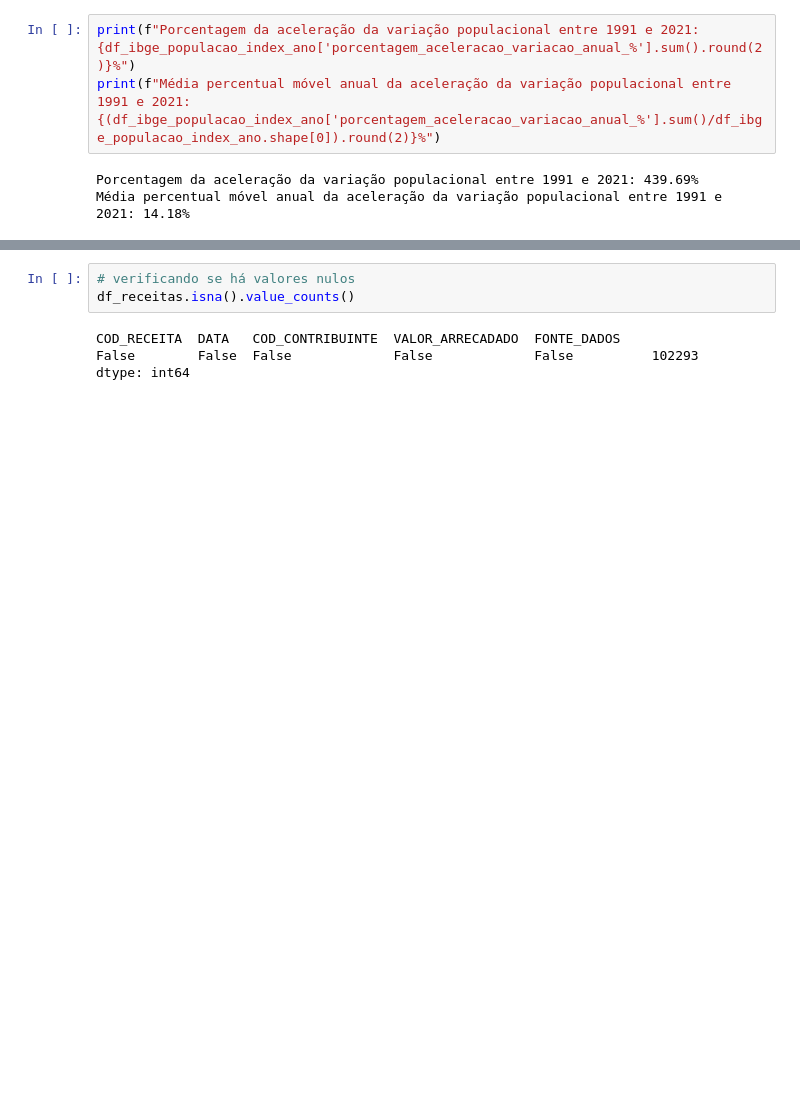
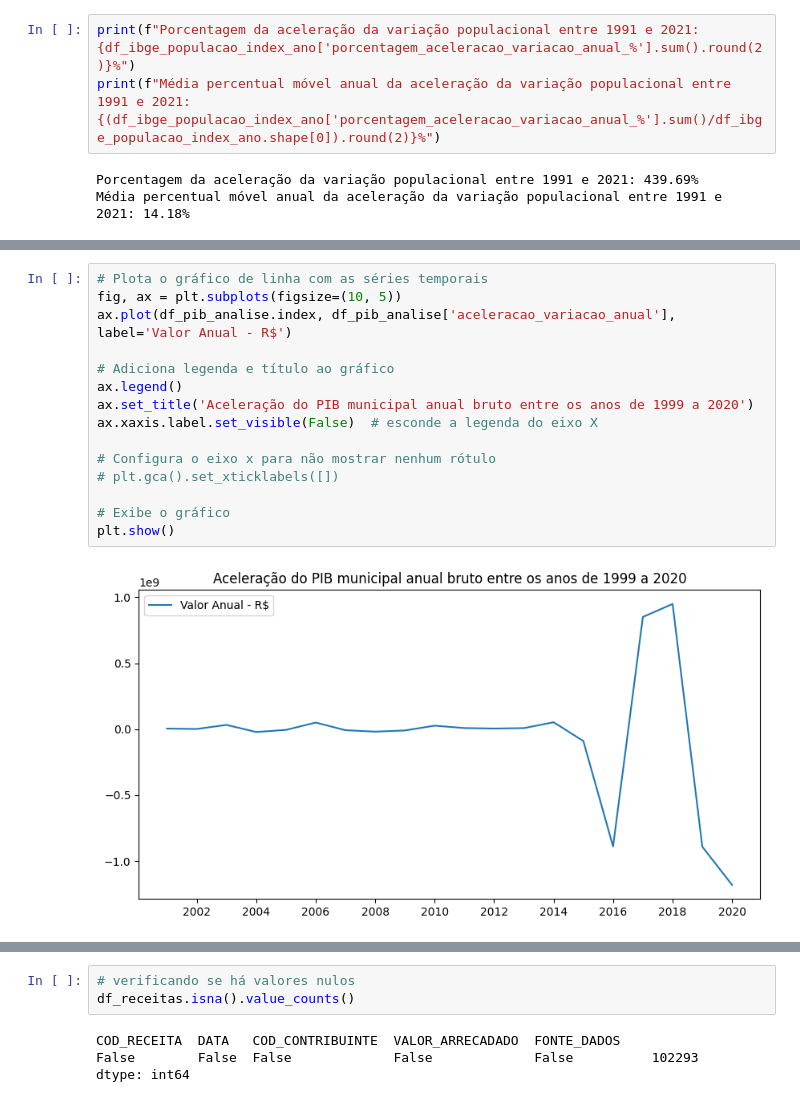
Before and after one commit to AllysonAbreu/dw_contas_publicas_2022, a Jupyter notebook: dea_receitas_dados_novos.ipynb, the cells around one changed output, grey strips where cells are left out. Saved outputs shown, nothing was run; the diff lists cells and outputs as text; blank space fills up the shorter version.

```diff
--- a/dea_receitas_dados_novos.ipynb
+++ b/dea_receitas_dados_novos.ipynb
@@ -222,0 +486,17 @@ Média percentual móvel anual da aceleração da variação populacional entre
+# %%
+# Plota o gráfico de linha com as séries temporais
+fig, ax = plt.subplots(figsize=(10, 5))
+ax.plot(df_pib_analise.index, df_pib_analise['aceleracao_variacao_anual'], label='Valor Anual - R$')
+
+# Adiciona legenda e título ao gráfico
+ax.legend()
+ax.set_title('Aceleração do PIB municipal anual bruto entre os anos de 1999 a 2020')
+ax.xaxis.label.set_visible(False)  # esconde a legenda do eixo X
+
+# Configura o eixo x para não mostrar nenhum rótulo
+# plt.gca().set_xticklabels([])
+
+# Exibe o gráfico
+plt.show()
+# %% [output]
+[figure, added]
```
Also changed, not shown: parts of 39 cells of this notebook.
